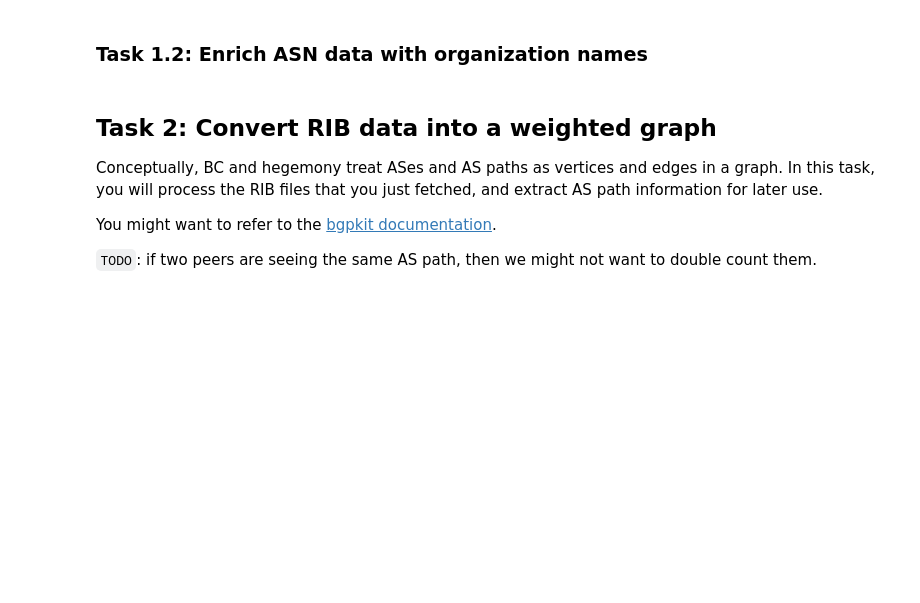
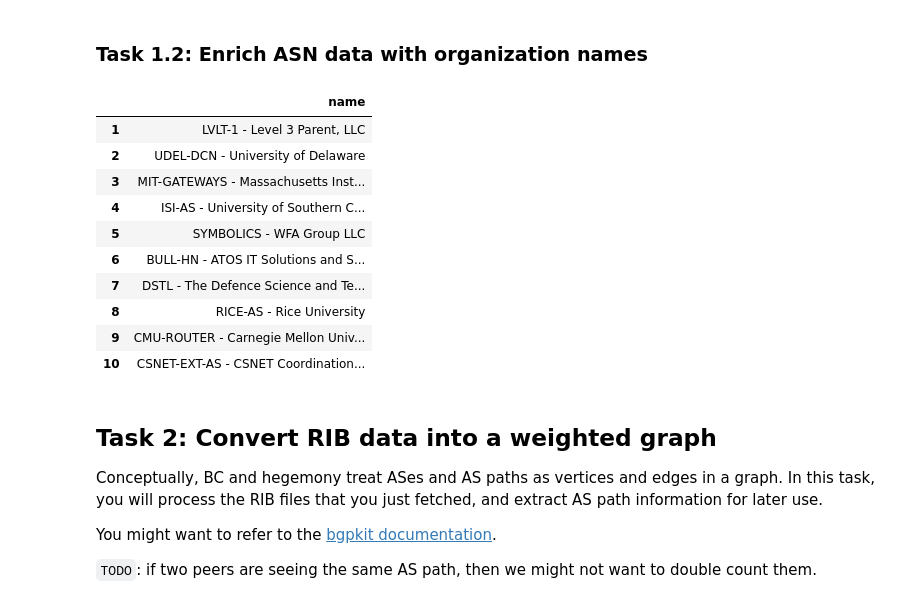
Before and after one commit to luyuanfan/nids-as-centrality, a Jupyter notebook: nids-as-centrality-refactored.ipynb, the cells around one changed output. Drawn from its saved outputs; the diff is of its cells as text; code cells hidden in the pictures; blank space fills up the shorter version.

```diff
--- a/nids-as-centrality-refactored.ipynb
+++ b/nids-as-centrality-refactored.ipynb
@@ -76,29 +81,40 @@ print("Fetched all RIB files.")
 # %%
 ASNAMES_URL = "https://ftp.ripe.net/ripe/asnames/asn.txt"
 fname = "asnames.txt"
 fpath = DATA_DIR / f"{fname}"
 
 if not fpath.exists():
     with requests.get(ASNAMES_URL, stream=True) as resp:
         resp.raise_for_status()
         with open(fpath, "w", encoding="utf-8") as fout:
             fout.write(resp.text)
     print(f"Downloaded: {fname}")
 
-else:
-    try:
-        data = {}
-        with open(fpath, "r", encoding="utf-8") as fin:
-            for line in fin:
-                asn, _ , rest = line.strip().partition(" ")
-                name, _ , country = rest.rpartition(", ")
-                data[asn] = name
-    except Exception as e:
-        print(f"An error occurred: {e}")
+try:
+    data = {}
+    with open(fpath, "r", encoding="utf-8") as fin:
+        for line in fin:
+            asn, _ , rest = line.strip().partition(" ")
+            name, _ , country = rest.rpartition(", ")
+            data[asn] = name
+except Exception as e:
+    print(f"An error occurred: {e}")
 
 # store ASN-name mapping in a dataframe
 asn_info_df = pd.DataFrame.from_dict(data, orient='index', columns=['name'])
 asn_info_df.head(10)
+# %% [output]
+|  | name |
+| 1 | LVLT-1 - Level 3 Parent, LLC |
+| 2 | UDEL-DCN - University of Delaware |
+| 3 | MIT-GATEWAYS - Massachusetts Inst... |
+| 4 | ISI-AS - University of Southern C... |
+| 5 | SYMBOLICS - WFA Group LLC |
+| 6 | BULL-HN - ATOS IT Solutions and S... |
+| 7 | DSTL - The Defence Science and Te... |
+| 8 | RICE-AS - Rice University |
+| 9 | CMU-ROUTER - Carnegie Mellon Univ... |
+| 10 | CSNET-EXT-AS - CSNET Coordination... |
 # %% [markdown]
 ## Task 2: Convert RIB data into a weighted graph
 
```
Also changed, not shown: parts of 8 cells of this notebook.
